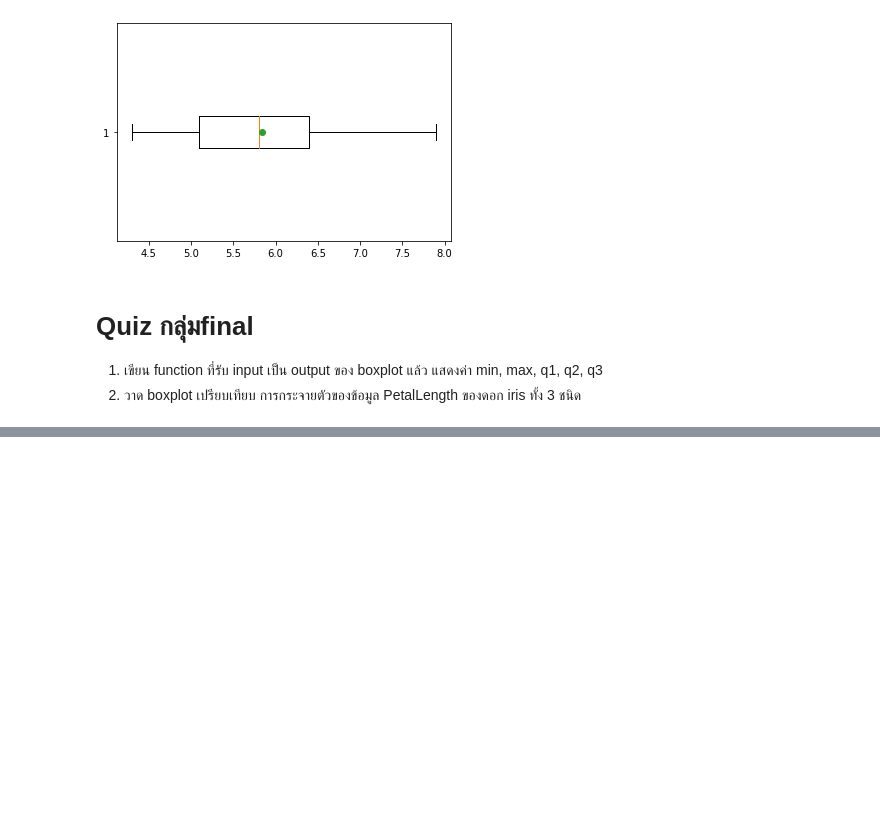
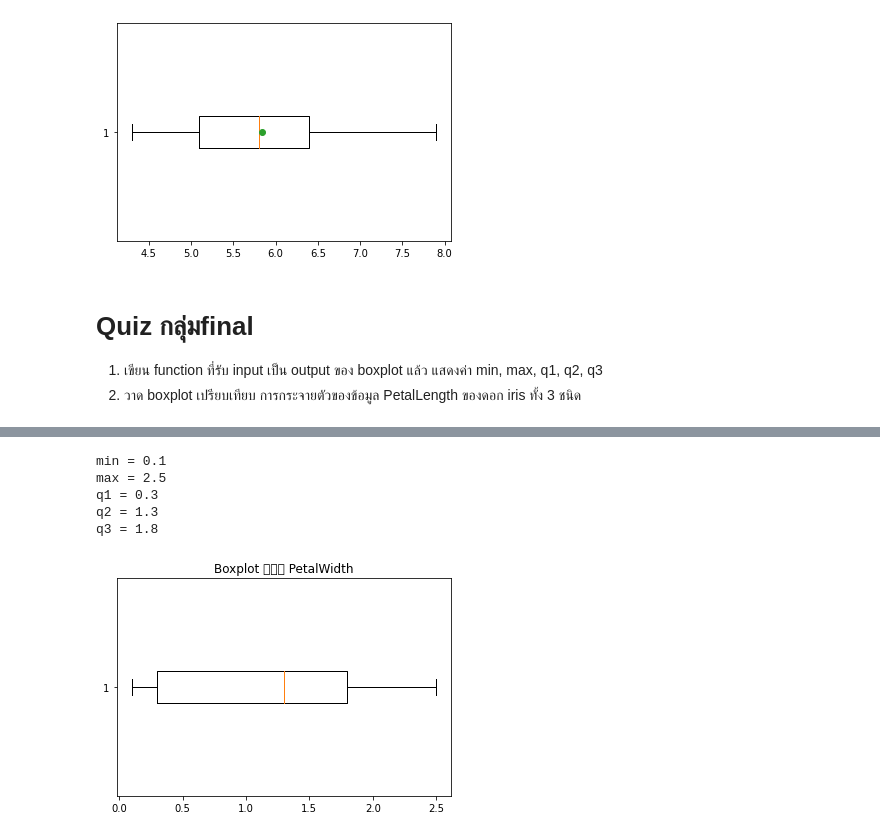
Before and after one commit to BestApisit/data_viz_2022, a Jupyter notebook: DataViz02_Data_Distribution_.ipynb, the cells around one changed output, grey strips where cells are left out. Saved outputs shown, nothing was run; the diff lists cells and outputs as text; code cells hidden in the pictures; blank space fills up the shorter version.

```diff
--- a/DataViz02_Data_Distribution_.ipynb
+++ b/DataViz02_Data_Distribution_.ipynb
@@ -324,0 +327,9 @@ bp3 = plt.boxplot(df['PetalLength'][100:150],vert=True,positions=[2]); ## ชน
+# %%
+function(df['PetalWidth'],'PetalWidth') ##เรียกใช้ function โดยใส่ input : box_output และ Name_col
+# %% [output]
+min = 0.1
+max = 2.5
+q1 = 0.3
+q2 = 1.3
+q3 = 1.8
+[figure, added]
```
Also changed, not shown: parts of 13 cells of this notebook.
